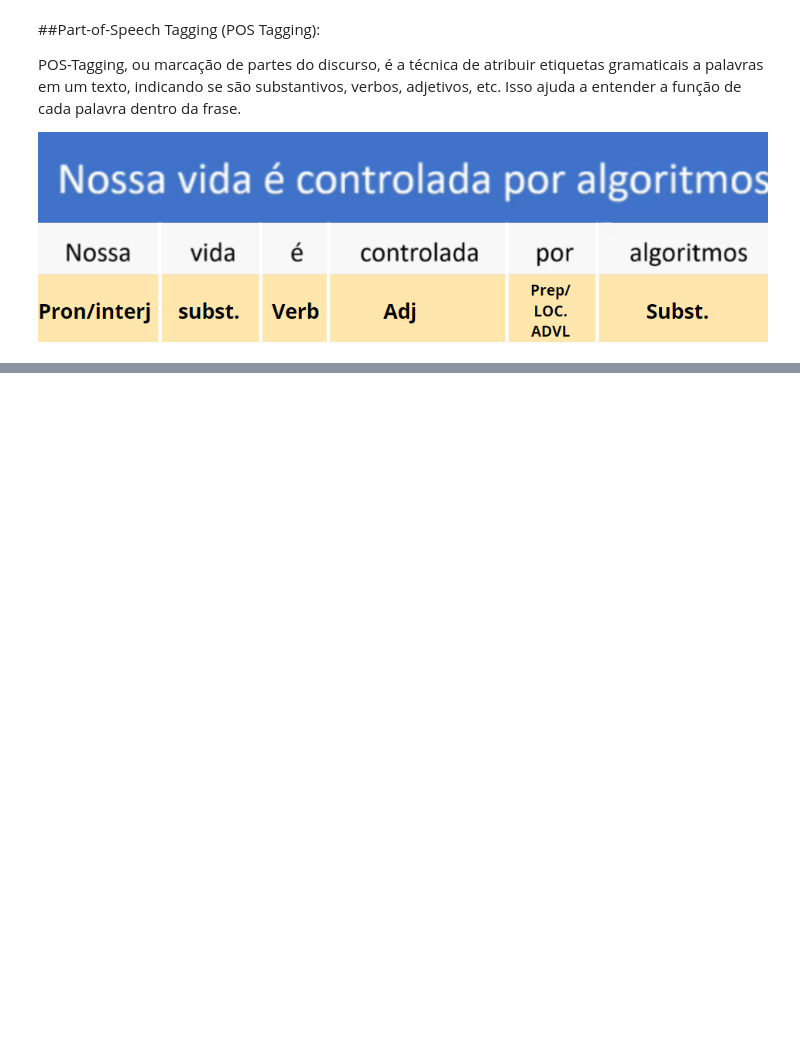
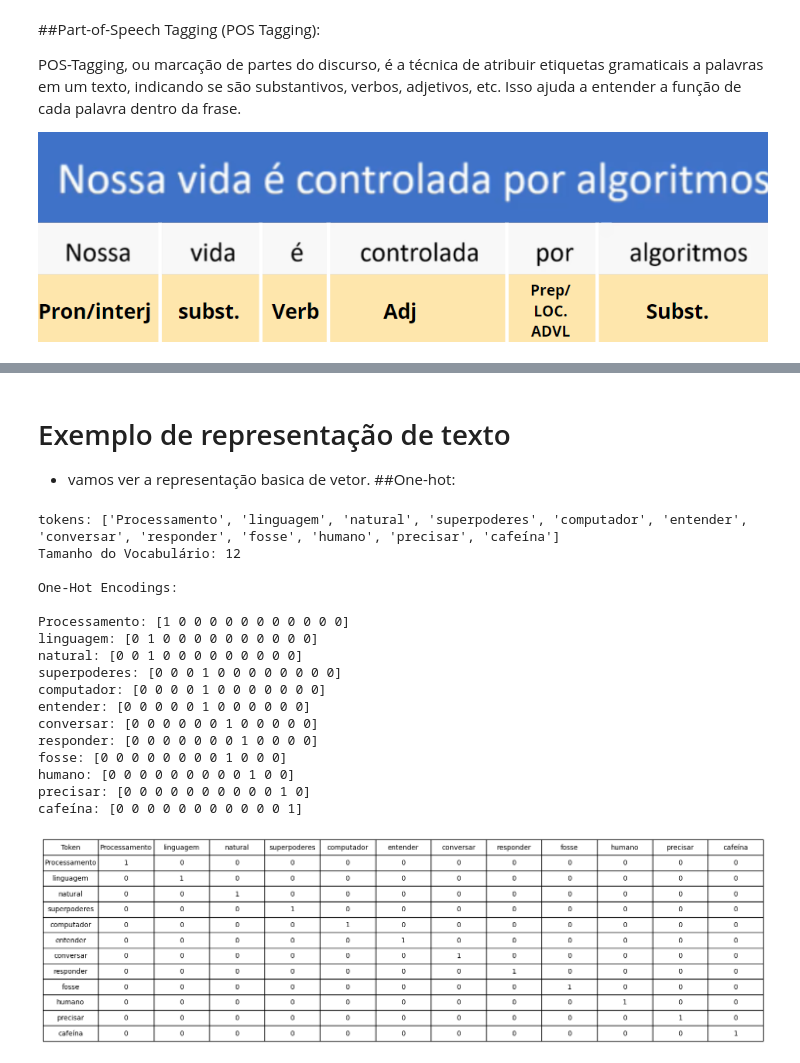
Before and after one commit to jennif8r/NLP, a Jupyter notebook: ConceitosBasicos.ipynb, the cells around one changed output, grey strips where cells are left out. Drawn from its saved outputs; the diff is of its cells as text; code cells hidden in the pictures; blank space fills up the shorter version.

```diff
--- a/ConceitosBasicos.ipynb
+++ b/ConceitosBasicos.ipynb
@@ -291,0 +293,63 @@ Pos Tagging ['PROPN', 'NOUN', 'ADJ', 'NOUN', 'NOUN', 'VERB', 'VERB', 'VERB', 'AU
+# %% [markdown]
+# Exemplo de representação de texto
+
+* vamos ver a representação  basica de vetor.
+##One-hot:
+# %%
+import matplotlib.pyplot as plt
+tokens_size = len(tokens)
+print("tokens:", tokens)
+print("Tamanho do Vocabulário:", tokens_size)
+
+# Mapear palavras para índices
+word_to_index = {word: idx for idx, word in enumerate(tokens)}
+
+# Vetorização one-hot
+one_hot_vectors = np.zeros((len(tokens), tokens_size), dtype=int)
+
+for i, token in enumerate(tokens):
+    index = word_to_index[token]
+    one_hot_vectors[i, index] = 1
+
+print("\nOne-Hot Encodings:\n")
+for token, vector in zip(tokens, one_hot_vectors):
+    print(f"{token}: {vector}")
+
+#colocar na tabela:
+
+df = pd.DataFrame(one_hot_vectors, columns=word_to_index.keys())
+df.insert(0, 'Token', tokens)
+
+fig, ax = plt.subplots(figsize=(10, 4))
+
+
+ax.axis('tight')
+ax.axis('off')
+
+
+table = ax.table(cellText=df.values, colLabels=df.columns, cellLoc='center', loc='center')
+
+table.auto_set_font_size(False)
+table.set_fontsize(10)
+table.scale(1.9, 1.9)
+
+plt.show()
+# %% [output]
+tokens: ['Processamento', 'linguagem', 'natural', 'superpoderes', 'computador', 'entender', 'conversar', 'responder', 'fosse', 'humano', 'precisar', 'cafeína']
+Tamanho do Vocabulário: 12
+
+One-Hot Encodings:
+
+Processamento: [1 0 0 0 0 0 0 0 0 0 0 0]
+linguagem: [0 1 0 0 0 0 0 0 0 0 0 0]
+natural: [0 0 1 0 0 0 0 0 0 0 0 0]
+superpoderes: [0 0 0 1 0 0 0 0 0 0 0 0]
+computador: [0 0 0 0 1 0 0 0 0 0 0 0]
+entender: [0 0 0 0 0 1 0 0 0 0 0 0]
+conversar: [0 0 0 0 0 0 1 0 0 0 0 0]
+responder: [0 0 0 0 0 0 0 1 0 0 0 0]
+fosse: [0 0 0 0 0 0 0 0 1 0 0 0]
+humano: [0 0 0 0 0 0 0 0 0 1 0 0]
+precisar: [0 0 0 0 0 0 0 0 0 0 1 0]
+cafeína: [0 0 0 0 0 0 0 0 0 0 0 1]
+[figure, added]
```
Also changed, not shown: parts of 8 cells of this notebook.
